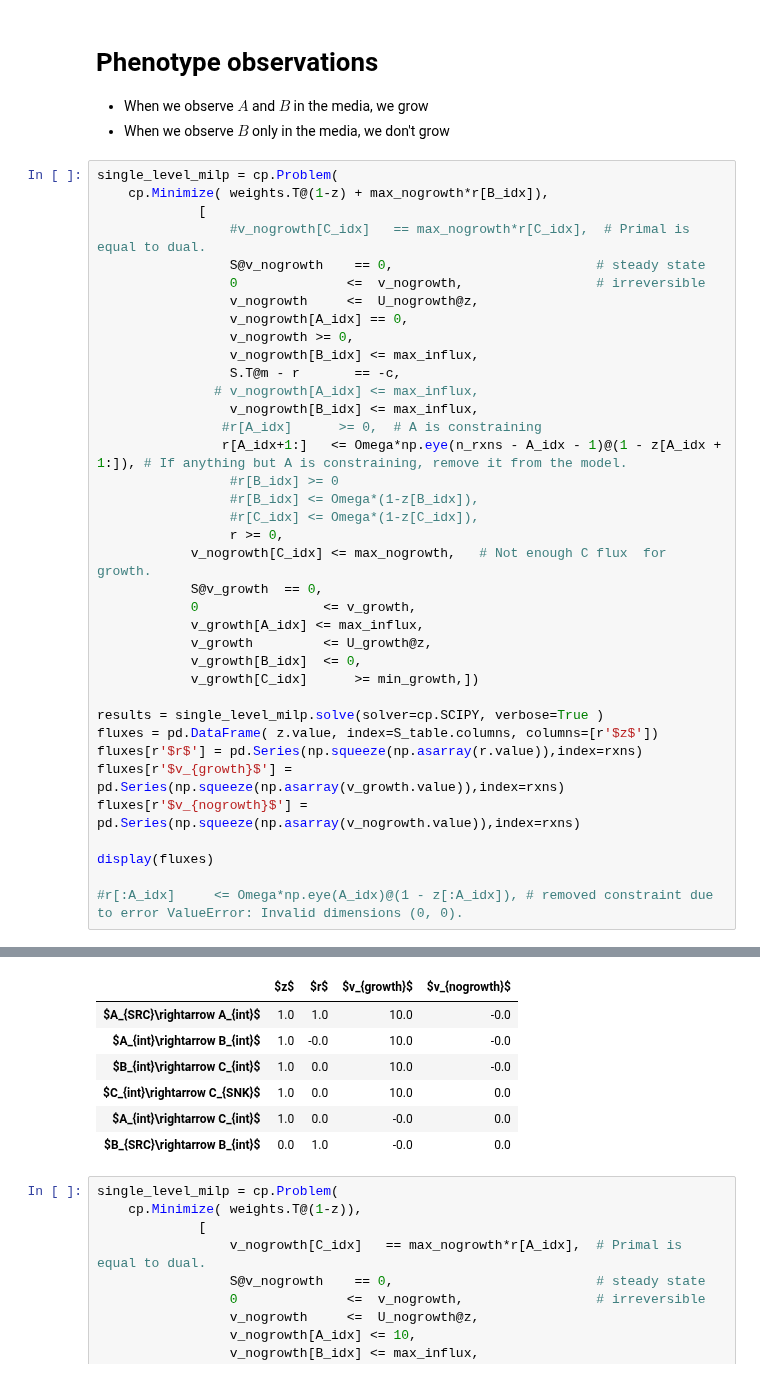
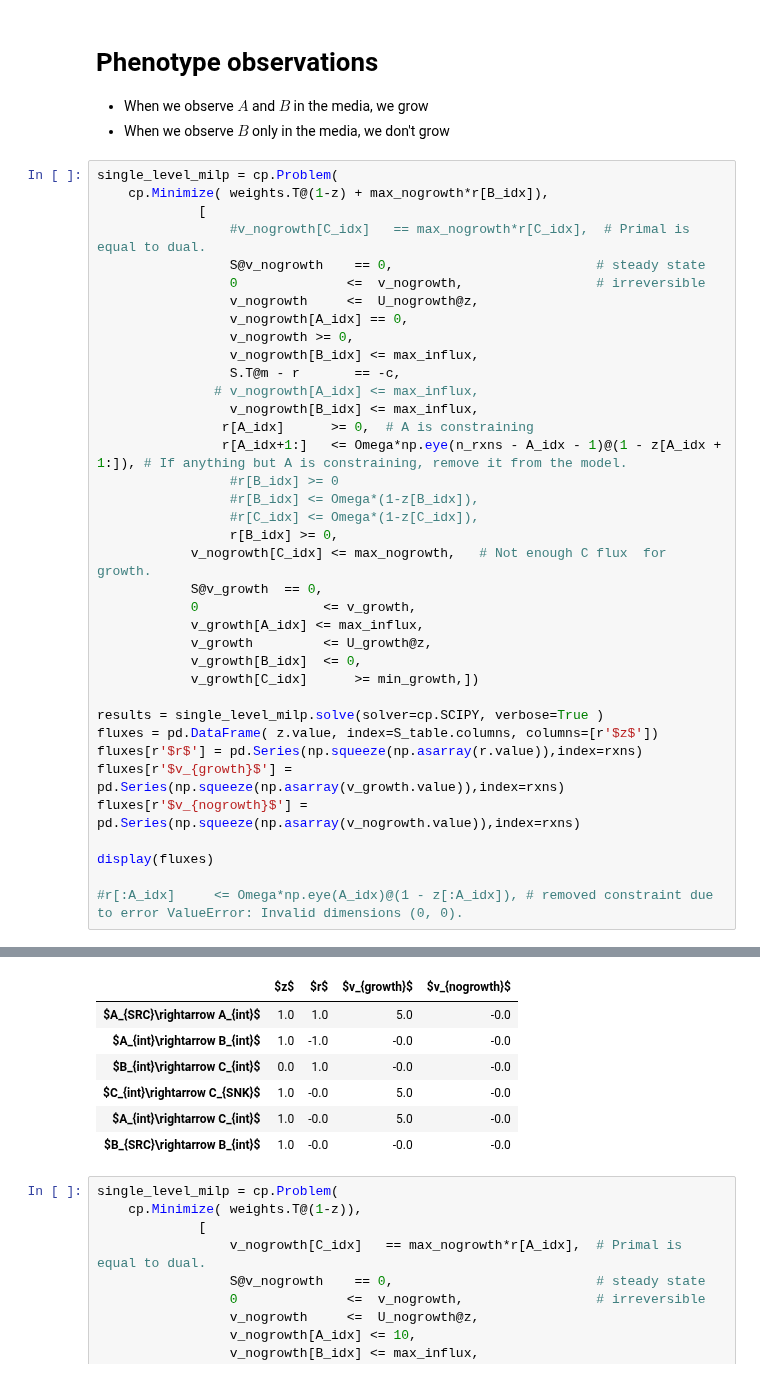
Before and after one commit to pnnl-predictive-phenomics/crop, a Jupyter notebook: docs/notebook/CROP_tests_notes_AG.ipynb, the cells around one changed output, grey strips where cells are left out. Saved outputs shown, nothing was run; the diff lists cells and outputs as text.

```diff
--- a/docs/notebook/CROP_tests_notes_AG.ipynb
+++ b/docs/notebook/CROP_tests_notes_AG.ipynb
@@ -447,12 +447,12 @@ single_level_milp = cp.Problem(
                  S.T@m - r       == -c,
                # v_nogrowth[A_idx] <= max_influx,
                  v_nogrowth[B_idx] <= max_influx,
-                #r[A_idx]      >= 0,  # A is constraining
+                r[A_idx]      >= 0,  # A is constraining
                 r[A_idx+1:]   <= Omega*np.eye(n_rxns - A_idx - 1)@(1 - z[A_idx + 1:]), # If anything but A is constraining, remove it from the model.
                  #r[B_idx] >= 0
                  #r[B_idx] <= Omega*(1-z[B_idx]),
                  #r[C_idx] <= Omega*(1-z[C_idx]),
-                 r >= 0,
+                 r[B_idx] >= 0,
             v_nogrowth[C_idx] <= max_nogrowth,   # Not enough C flux  for growth.
             S@v_growth  == 0,
             0                <= v_growth,
@@ -491,10 +491,10 @@ display(fluxes)
 |  | $z$ | $r$ | $v_{growth}$ | $v_{nogrowth}$ |
-| $A_{SRC}\rightarrow A_{int}$ | 1.0 | 1.0 | 10.0 | -0.0 |
-| $A_{int}\rightarrow B_{int}$ | 1.0 | -0.0 | 10.0 | -0.0 |
-| $B_{int}\rightarrow C_{int}$ | 1.0 | 0.0 | 10.0 | -0.0 |
-| $C_{int}\rightarrow C_{SNK}$ | 1.0 | 0.0 | 10.0 | 0.0 |
-| $A_{int}\rightarrow C_{int}$ | 1.0 | 0.0 | -0.0 | 0.0 |
-| $B_{SRC}\rightarrow B_{int}$ | 0.0 | 1.0 | -0.0 | 0.0 |
+| $A_{SRC}\rightarrow A_{int}$ | 1.0 | 1.0 | 5.0 | -0.0 |
+| $A_{int}\rightarrow B_{int}$ | 1.0 | -1.0 | -0.0 | -0.0 |
+| $B_{int}\rightarrow C_{int}$ | 0.0 | 1.0 | -0.0 | -0.0 |
+| $C_{int}\rightarrow C_{SNK}$ | 1.0 | -0.0 | 5.0 | -0.0 |
+| $A_{int}\rightarrow C_{int}$ | 1.0 | -0.0 | 5.0 | -0.0 |
+| $B_{SRC}\rightarrow B_{int}$ | 1.0 | -0.0 | -0.0 | -0.0 |
 # %%
 single_level_milp = cp.Problem(
     cp.Minimize( weights.T@(1-z)),
```
Also changed, not shown: parts of 1 cell of this notebook.
